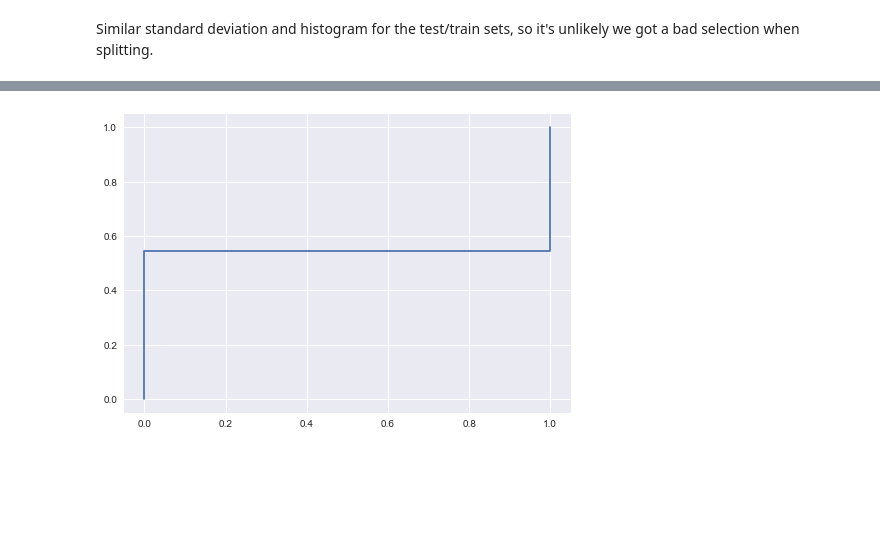
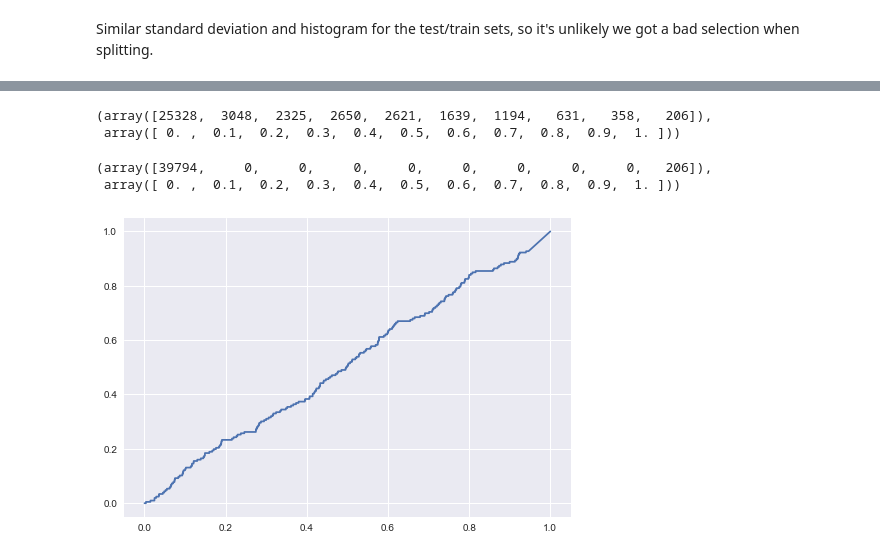
Before and after one commit to bennettjs/springboard, a Jupyter notebook: ChicagoCrime/ML and models.ipynb, the cells around one changed output, grey strips where cells are left out. Drawn from its saved outputs; the diff is of its cells as text; code cells hidden in the pictures; blank space fills up the shorter version.

```diff
--- a/ChicagoCrime/ML and models.ipynb
+++ b/ChicagoCrime/ML and models.ipynb
@@ -660,11 +660,28 @@ RMSE during test:    2.156074395246173
 # %%
 # Normalize the data so all values are between 0 and 1 for roc_curve
-crime_next_week_norm = np.divide(crime_next_week_vector, np.max(crime_next_week_vector))
-lin_model_preds_norm = np.divide(lin_model_preds, np.max(lin_model_preds))
+crime_next_week_norm = (crime_next_week_vector - np.min(crime_next_week_vector))/(np.max(crime_next_week_vector) - np.min(crime_next_week_vector))
+lin_model_preds_norm = (lin_model_preds - np.min(lin_model_preds))/(np.max(lin_model_preds) - np.min(lin_model_preds))
+# %%
+np.histogram(crime_next_week_norm)
+# %% [output]
+(array([25328,  3048,  2325,  2650,  2621,  1639,  1194,   631,   358,   206]),
+ array([ 0. ,  0.1,  0.2,  0.3,  0.4,  0.5,  0.6,  0.7,  0.8,  0.9,  1. ]))
+# %%
+binary_ret = []
+for i in crime_next_week_norm:
+    if i < 0.9:
+        binary_ret.append(0)
+    else:
+        binary_ret.append(1)
+# %%
+np.histogram(binary_ret)
+# %% [output]
+(array([39794,     0,     0,     0,     0,     0,     0,     0,     0,   206]),
+ array([ 0. ,  0.1,  0.2,  0.3,  0.4,  0.5,  0.6,  0.7,  0.8,  0.9,  1. ]))
 # %%
-fpr, tpr, thresholds = roc_curve(crime_next_week_norm[:32000], lin_model_preds_norm, pos_label=1)
+fpr, tpr, thresholds = roc_curve(binary_ret[:len(lin_model_preds_norm)], lin_model_preds_norm)
 # %%
-plt.plot(tpr, fpr)
+plt.plot(fpr, tpr)
 plt.show()
 # %% [output]
-[figure, old version]
+[figure, new version]
```
Also changed, not shown: parts of 40 cells of this notebook.
